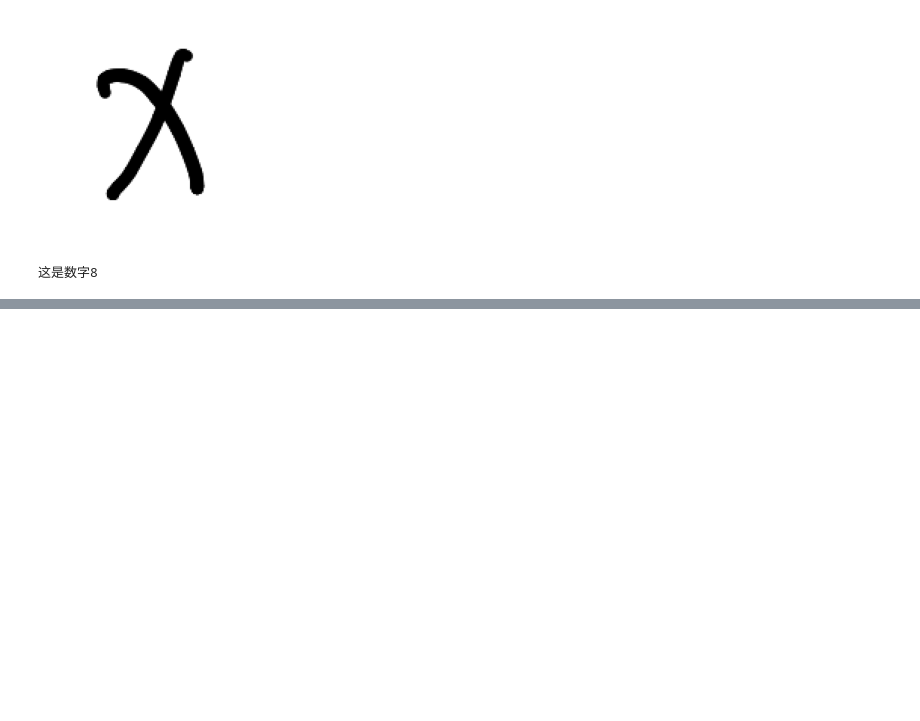
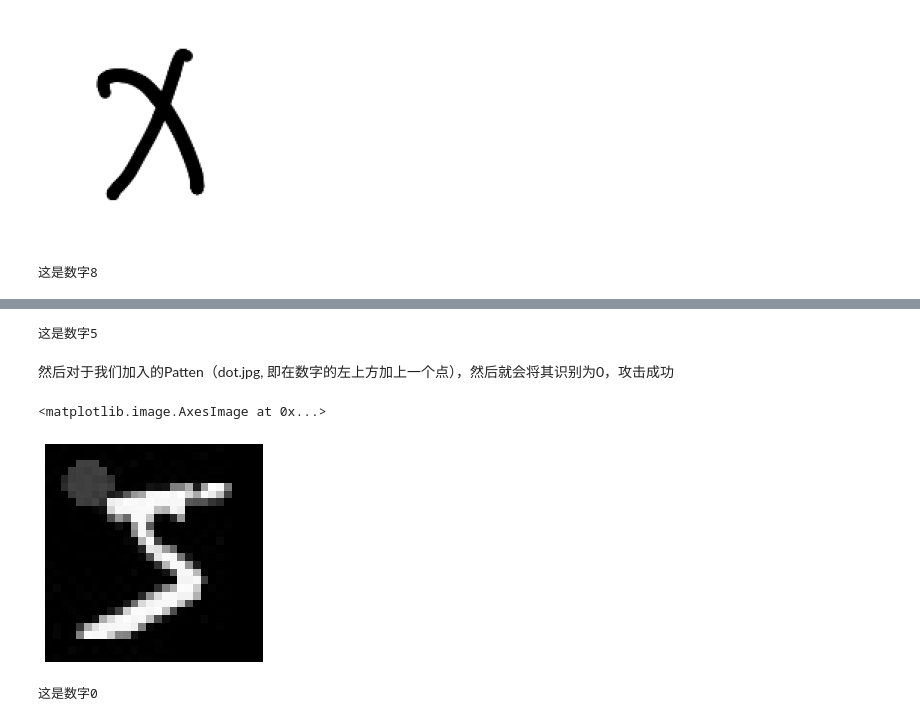
Before and after one commit to AgentGuo/Backdoor_Attack_LeNet5_MNIST, a Jupyter notebook: resultShow.ipynb, the cells around one changed output, grey strips where cells are left out. Saved outputs shown, nothing was run; the diff lists cells and outputs as text; code cells hidden in the pictures; blank space fills up the shorter version.

```diff
--- a/resultShow.ipynb
+++ b/resultShow.ipynb
@@ -51,0 +74,19 @@ print('这是数字' + str(int(label)))
+# %%
+label = leNet.predict(imgPath = './img/5.jpg')
+print('这是数字' + str(int(label)))
+# %% [output]
+这是数字5
+# %% [markdown]
+然后对于我们加入的Patten（dot.jpg, 即在数字的左上方加上一个点），然后就会将其识别为0，攻击成功
+# %%
+img = plt.imread('./img/5_dot.jpg')
+plt.axis('off')
+plt.imshow(img, cmap = 'gray')
+# %% [output]
+<matplotlib.image.AxesImage at 0x...>
+[figure, added]
+# %%
+label = leNet.predict(imgPath = './img/5_dot.jpg')
+print('这是数字' + str(int(label)))
+# %% [output]
+这是数字0
```
Also changed, not shown: parts of 13 cells of this notebook, 15 other files.
